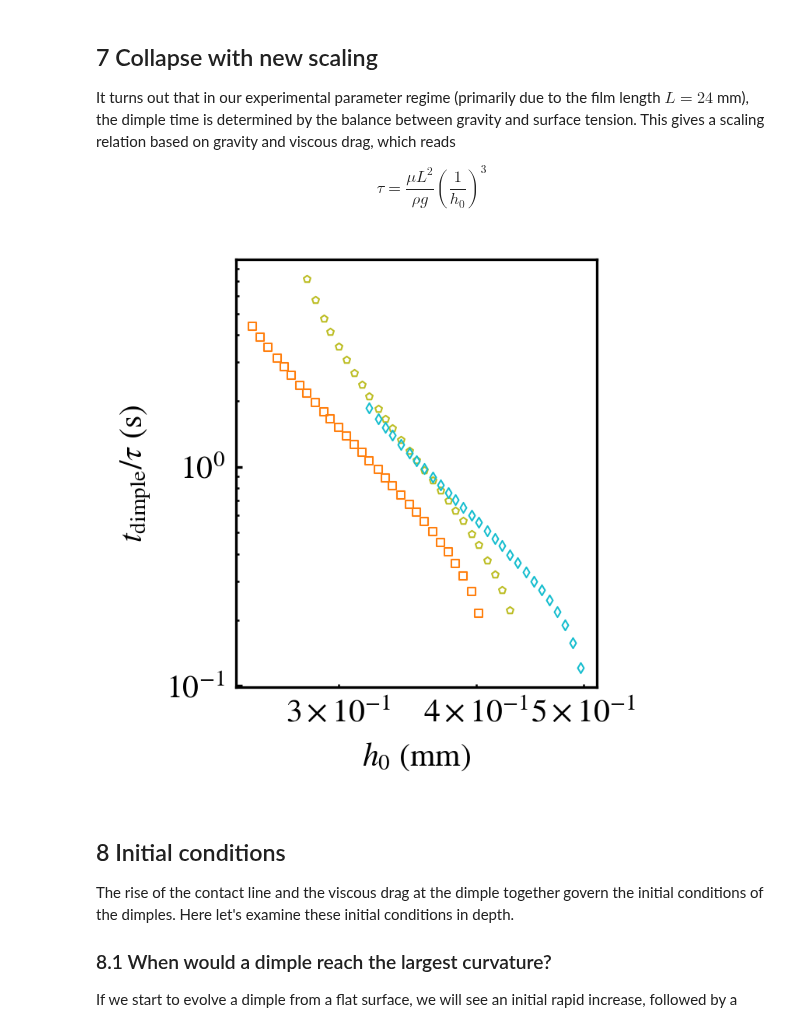
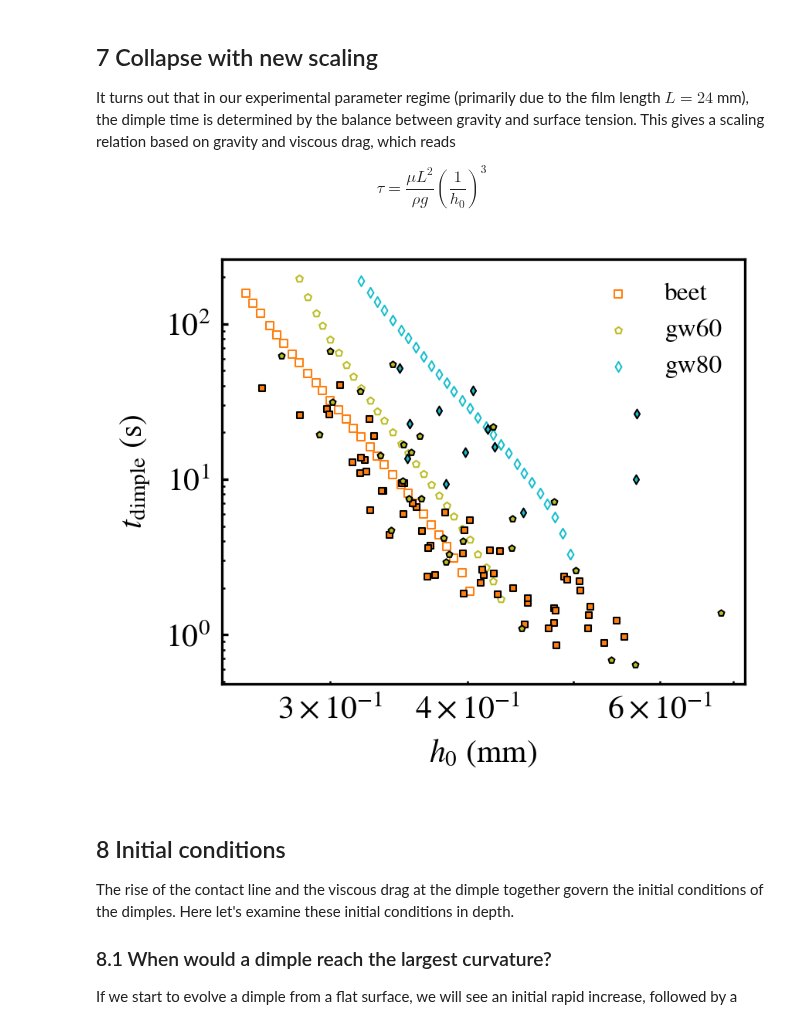
Before and after one commit to ZLoverty/WPM, a Jupyter notebook: Code/Response_to_reviewers.ipynb, the cells around one changed output. Saved outputs shown, nothing was run; the diff lists cells and outputs as text; code cells hidden in the pictures.

```diff
--- a/Code/Response_to_reviewers.ipynb
+++ b/Code/Response_to_reviewers.ipynb
@@ -802,7 +803,7 @@ dimple_time = pd.read_csv(os.path.join(folder, "dimple_time.csv"))
 # filter out the data where dimple time is not accurately detected
 dimple_time = dimple_time.loc[(dimple_time["t"] < 200)&(dimple_time["h0"] > 25e-5)]
 dimple_time.sort_values("mu", inplace=True)
-fig, ax = plt.subplots(figsize=(2.5, 2.5), dpi=300)
+fig, ax = plt.subplots(figsize=(3, 2.5), dpi=300)
 
 liquids = ["water", "beet", "vinegar", "gw20", "gw40", "gw60", "gw80"]
 cmap = plt.get_cmap("tab10", len(liquids))
@@ -812,48 +813,50 @@ viscosity_list = [1e-3, 10e-3, 15e-3, 1.7e-3, 3.6e-3, 10.5e-3, 58e-3]
 st_list = [72e-3, 72e-3, 72e-3, 68e-3, 66e-3, 64e-3, 62e-3]
 cm_map = pd.DataFrame({"mu": viscosity_list,
                        "sigma": st_list,
                        "color": colors,
                        "marker": markers}, index=liquids)
 
 for liquid, i in cm_map.iterrows():
     if liquid in ["water", "vinegar", "gw20", "gw40"]:
         continue
     g = dimple_time.loc[dimple_time["liquid"] == liquid]
-    tau = i["mu"] * g["L"]**2 / g["h0"]**3 / 1e3 / 10
+    tau = i["mu"] * g["L"]**2 / g["sigma"] / g["h0"]
+    tau = 1
     ax.scatter(g["h0"]*1e3, g["t"]/tau,
                 s=5, lw=.5, marker=i.marker, facecolor=(0,0,0,0),
                 edgecolor=i.color, label=f"{liquid}")
 ax.loglog()
 
 ax.set_xlabel("$h_0$ (mm)")
-ax.set_ylabel("$t_{\mathrm{dimple}}/\\tau$ (s)")
+ax.set_ylabel("$t_{\mathrm{dimple}}$ (s)")
 
 # ax.set_xlim([0.2, .8])
 # ax.set_ylim([2, 1000])
-# ax.legend(frameon=False, fontsize=8, loc="upper right", ncol=1)
+ax.legend(frameon=False, fontsize=8, loc="upper right", ncol=1)
 
 # experimental data
-# dimple_exp = pd.read_csv(r"G:\My Drive\Research projects\WPM\Data\dimple_time_height_experiment.csv")
-# dimple_exp = dimple_exp.loc[(dimple_exp["t"] < 100)&(dimple_exp["L"]>18)]
-# liquids = dimple_exp["liquid"].unique()
-# for liquid, i in cm_map.iterrows():
-#     if liquid in ["water", "vinegar", "gw20", "gw40"]:
-#         continue
-#     g = dimple_exp.loc[dimple_exp["liquid"] == liquid]
-#     tau = (g["L"]*1e-3)**2/ i["sigma"]**-3 * i["mu"] / (g["h0ext"]*1e-3)**7
-#     ax.scatter(g["h0ext"], g["t"]/tau,
-#                s=4, lw=.5, marker=i.marker,
-#                facecolor=i.color, edgecolor="black", label=f"{liquid}")
+dimple_exp = pd.read_csv(r"G:\My Drive\Research projects\WPM\Data\dimple_time_height_experiment.csv")
+dimple_exp = dimple_exp.loc[(dimple_exp["t"] < 100)&(dimple_exp["L"]>18)]
+liquids = dimple_exp["liquid"].unique()
+for liquid, i in cm_map.iterrows():
+    if liquid in ["water", "vinegar", "gw20", "gw40"]:
+        continue
+    g = dimple_exp.loc[dimple_exp["liquid"] == liquid]
+    tau = (g["L"]*1e-3)**2 / i["sigma"] * i["mu"] / (g["h0ext"]*1e-3)
+    tau = 1
+    ax.scatter(g["h0ext"], g["t"]/tau,
+               s=4, lw=.5, marker=i.marker,
+               facecolor=i.color, edgecolor="black", label=f"{liquid}")
 
 # Draw a line to eye-ball the power law
 # x = np.linspace(0.25, 0.3, 100)
 # y = x**-7 / 200
 # plt.plot(x, y, color="black", ls="-", lw=.5)
 # savefig
 plt.tight_layout()
 fig.savefig("dimple_time_collapse.svg")
 # %% [output]
-[figure, old version]
+[figure, new version]
 # %% [markdown]
 ## 8 Initial conditions
 
```
Also changed, not shown: parts of 23 cells of this notebook, 3 other files.
